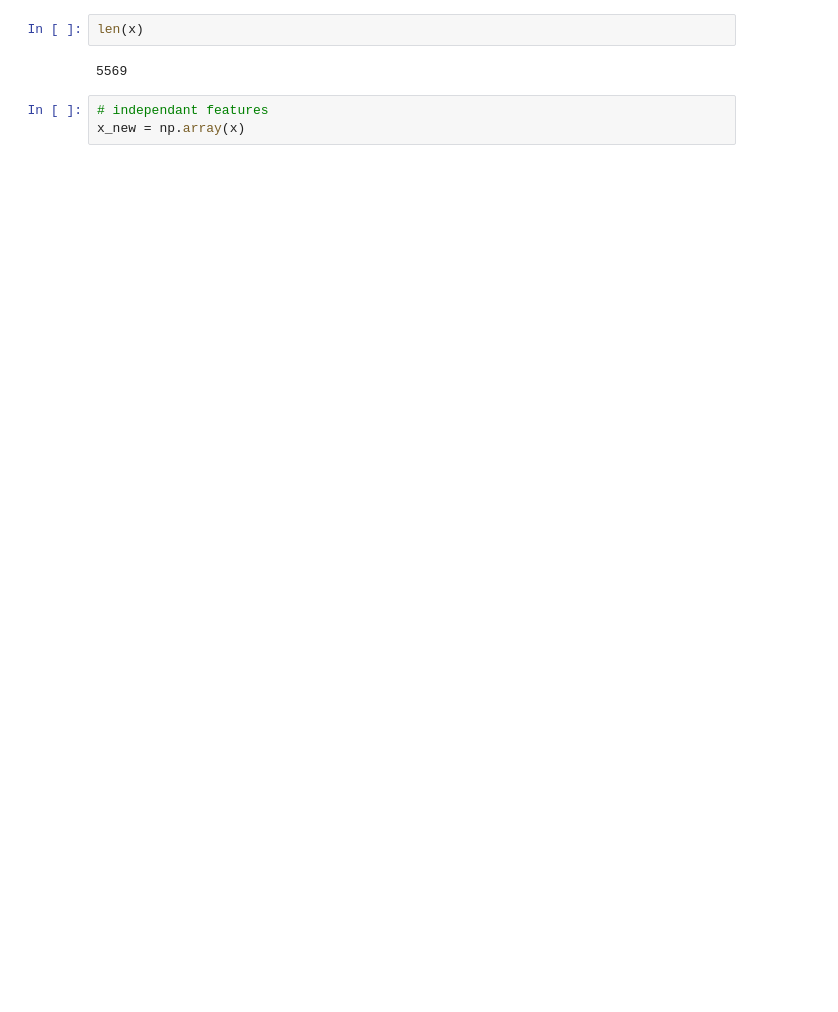
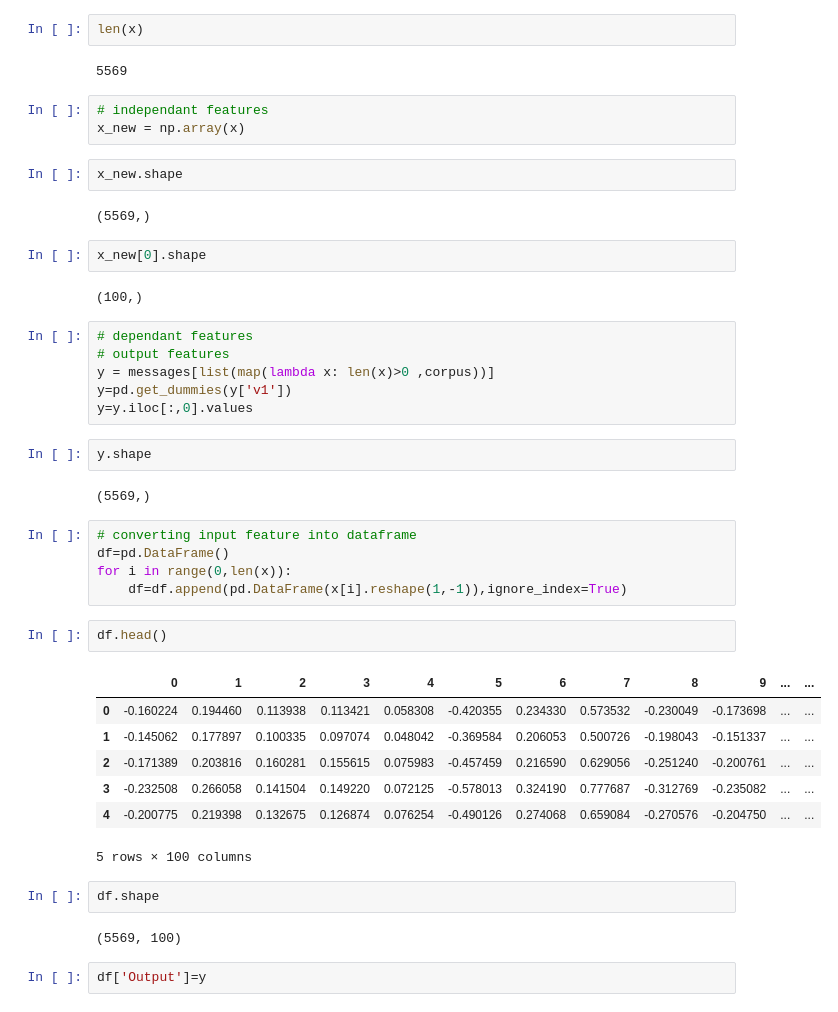
Before and after one commit to ammaarkhan/Ace-Chatbot, a Jupyter notebook: Word2Vec demo.ipynb, the cells around one changed output. Drawn from its saved outputs; the diff is of its cells as text; blank space fills up the shorter version.

```diff
--- a/Word2Vec demo.ipynb
+++ b/Word2Vec demo.ipynb
@@ -471,3 +451,42 @@ len(x)
 # %%
 # independant features
 x_new = np.array(x)
+# %%
+x_new.shape
+# %% [output]
+(5569,)
+# %%
+x_new[0].shape
+# %% [output]
+(100,)
+# %%
+# dependant features
+# output features
+y = messages[list(map(lambda x: len(x)>0 ,corpus))]
+y=pd.get_dummies(y['v1'])
+y=y.iloc[:,0].values
+# %%
+y.shape
+# %% [output]
+(5569,)
+# %%
+# converting input feature into dataframe
+df=pd.DataFrame()
+for i in range(0,len(x)):
+    df=df.append(pd.DataFrame(x[i].reshape(1,-1)),ignore_index=True)
+# %%
+df.head()
+# %% [output]
+|  | 0 | 1 | 2 | 3 | 4 | 5 | 6 | 7 | 8 | 9 | ... | ... |
+| 0 | -0.160224 | 0.194460 | 0.113938 | 0.113421 | 0.058308 | -0.420355 | 0.234330 | 0.573532 | -0.230049 | -0.173698 | ... | ... |
+| 1 | -0.145062 | 0.177897 | 0.100335 | 0.097074 | 0.048042 | -0.369584 | 0.206053 | 0.500726 | -0.198043 | -0.151337 | ... | ... |
+| 2 | -0.171389 | 0.203816 | 0.160281 | 0.155615 | 0.075983 | -0.457459 | 0.216590 | 0.629056 | -0.251240 | -0.200761 | ... | ... |
+| 3 | -0.232508 | 0.266058 | 0.141504 | 0.149220 | 0.072125 | -0.578013 | 0.324190 | 0.777687 | -0.312769 | -0.235082 | ... | ... |
+| 4 | -0.200775 | 0.219398 | 0.132675 | 0.126874 | 0.076254 | -0.490126 | 0.274068 | 0.659084 | -0.270576 | -0.204750 | ... | ... |
+5 rows × 100 columns
+# %%
+df.shape
+# %% [output]
+(5569, 100)
+# %%
+df['Output']=y
```
Also changed, not shown: parts of 27 cells of this notebook.
